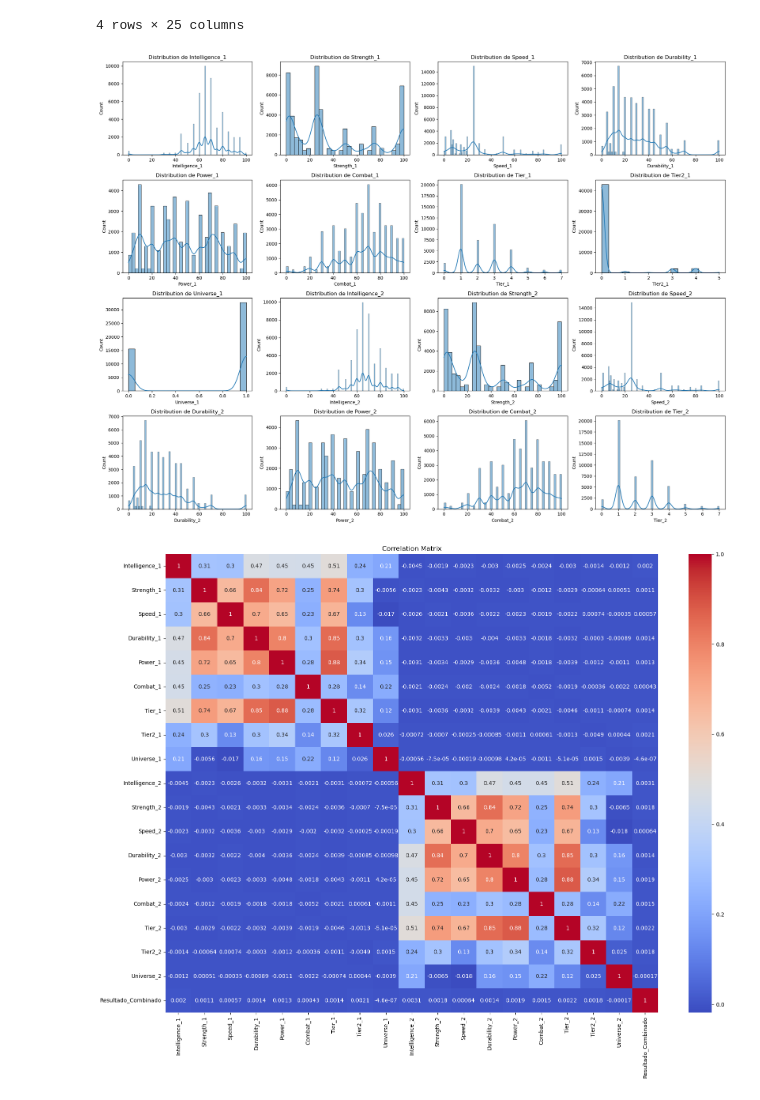
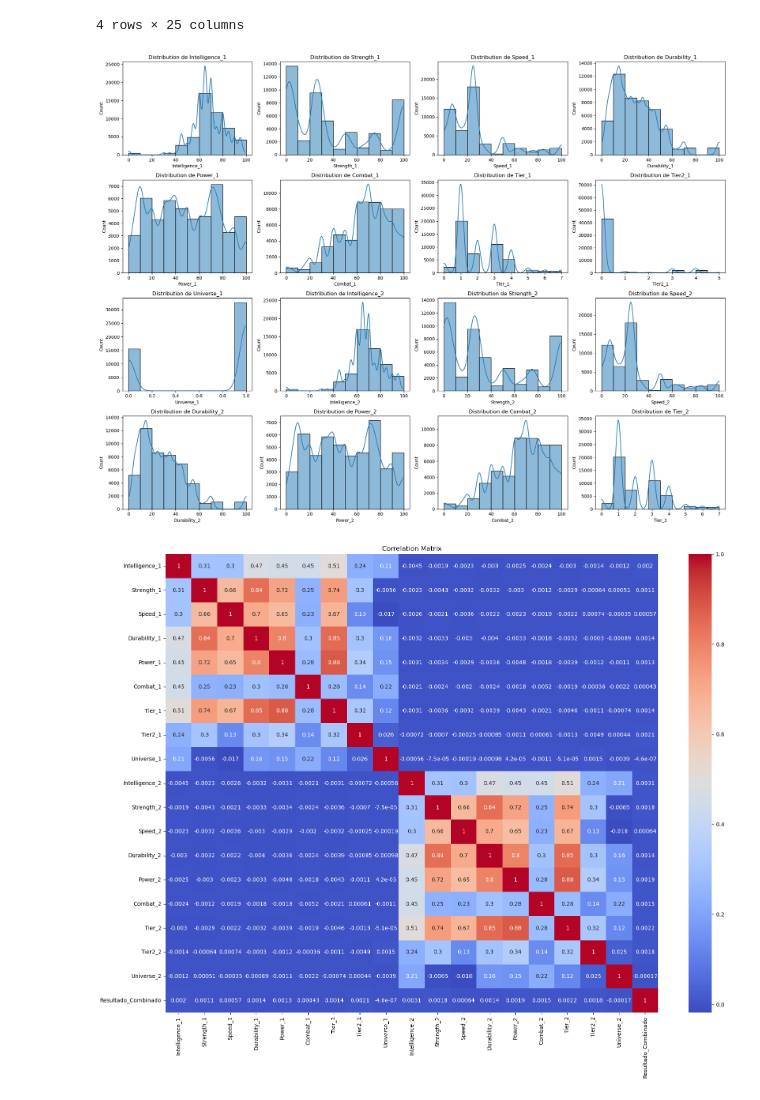
Before and after one commit to Lokhy87/Proyecto-Machine-Learning, a Jupyter notebook: Proyecto_ML.ipynb, the cells around one changed output. Cells and saved outputs as stored; diff of their text form; code cells hidden in the pictures.

```diff
--- a/Proyecto_ML.ipynb
+++ b/Proyecto_ML.ipynb
@@ -183,11 +183,8 @@ memory usage: 9.2+ MB
 Separacion Train - Test
 # %%
 # Selección de características y variable objetivo
-features = [
+num_features = [
     'Intelligence_1', 'Strength_1', 'Speed_1', 'Durability_1', 'Power_1', 'Combat_1', 'Tier_1', 'Tier2_1', 'Universe_1',
     'Intelligence_2', 'Strength_2', 'Speed_2', 'Durability_2', 'Power_2', 'Combat_2', 'Tier_2', 'Tier2_2', 'Universe_2']
 
-target = 'Resultado_Combinado'
-
-X = df_pred_battles[features]
-y = df_pred_battles[target]
+target = 'Resultado_Comics'
@@ -211,13 +202,13 @@ tl.describe_df(df_pred_battles)
 # %%
 # Visualización de distribuciones
 plt.figure(figsize=(20, 15))
-for i, feature in enumerate(features[:16]):  # Visualizamos las primeras 16 características numéricas
+for i, feature in enumerate(num_features[:16]):  # Visualizamos las primeras 16 características numéricas
     plt.subplot(4, 4, i + 1)
-    sns.histplot(df_pred_battles[feature], kde=True)
+    sns.histplot(df_pred_battles[feature], bins = 10, kde=True)
     plt.title(f'Distribution de {feature}')
 plt.tight_layout()
 plt.show()
 # %% [output]
-[figure, old version]
+[figure, new version]
 # %%
 # Correlación entre características y la variable objetivo
```
Also changed, not shown: parts of 30 cells of this notebook.
